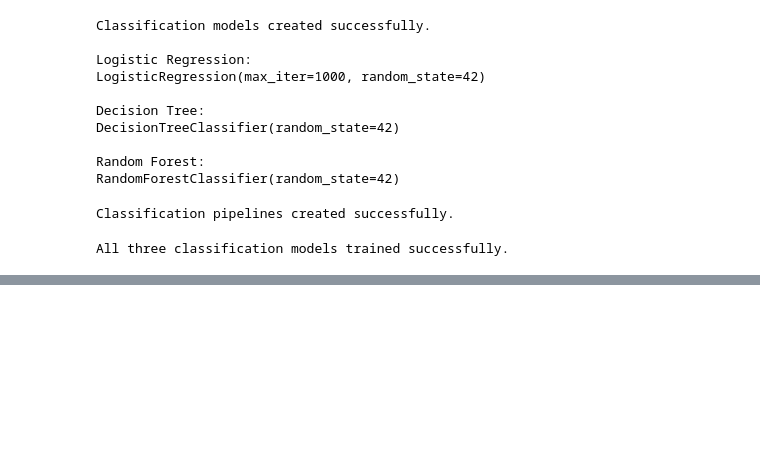
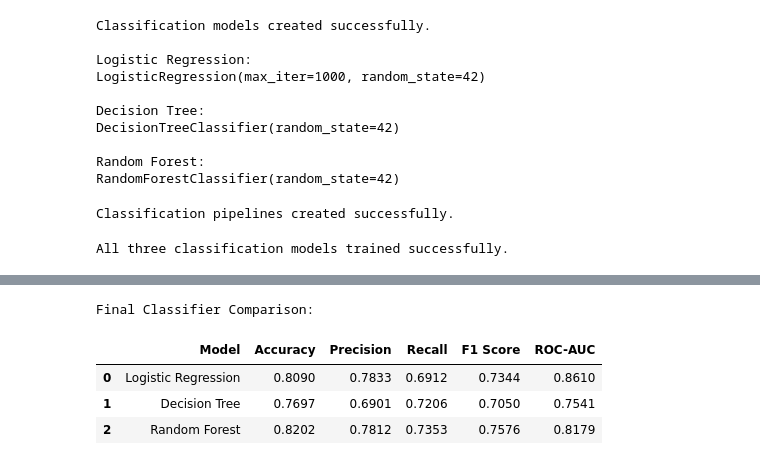
Before and after one commit to sirikidevicharanteja-123/zepto-data-ai-capstone, a Jupyter notebook: analytics/02_modeling.ipynb, the cells around one changed output, grey strips where cells are left out. Cells and saved outputs as stored; diff of their text form; code cells hidden in the pictures; blank space fills up the shorter version.

```diff
--- a/analytics/02_modeling.ipynb
+++ b/analytics/02_modeling.ipynb
@@ -779,0 +1092,55 @@ The baseline Logistic Regression model achieved a precision of 0.7931, recall of
+# %%
+# ============================================================
+# FINAL CLASSIFIER COMPARISON
+# ============================================================
+
+models = {
+    "Logistic Regression": logistic_pipeline,
+    "Decision Tree": decision_tree_pipeline,
+    "Random Forest": random_forest_pipeline
+}
+
+results = []
+
+for model_name, model in models.items():
+
+    # Predictions
+    y_pred = model.predict(X_test)
+    y_prob = model.predict_proba(X_test)[:, 1]
+
+    # Metrics
+    accuracy = accuracy_score(y_test, y_pred)
+    precision = precision_score(y_test, y_pred)
+    recall = recall_score(y_test, y_pred)
+    f1 = f1_score(y_test, y_pred)
+    auc = roc_auc_score(y_test, y_prob)
+
+    results.append([
+        model_name,
+        accuracy,
+        precision,
+        recall,
+        f1,
+        auc
+    ])
+
+classifier_comparison = pd.DataFrame(
+    results,
+    columns=[
+        "Model",
+        "Accuracy",
+        "Precision",
+        "Recall",
+        "F1 Score",
+        "ROC-AUC"
+    ]
+)
+
+print("Final Classifier Comparison:")
+display(classifier_comparison.round(4))
+# %% [output]
+Final Classifier Comparison:
+|  | Model | Accuracy | Precision | Recall | F1 Score | ROC-AUC |
+| 0 | Logistic Regression | 0.8090 | 0.7833 | 0.6912 | 0.7344 | 0.8610 |
+| 1 | Decision Tree | 0.7697 | 0.6901 | 0.7206 | 0.7050 | 0.7541 |
+| 2 | Random Forest | 0.8202 | 0.7812 | 0.7353 | 0.7576 | 0.8179 |
```
Also changed, not shown: parts of 42 cells of this notebook, 4 other files.
